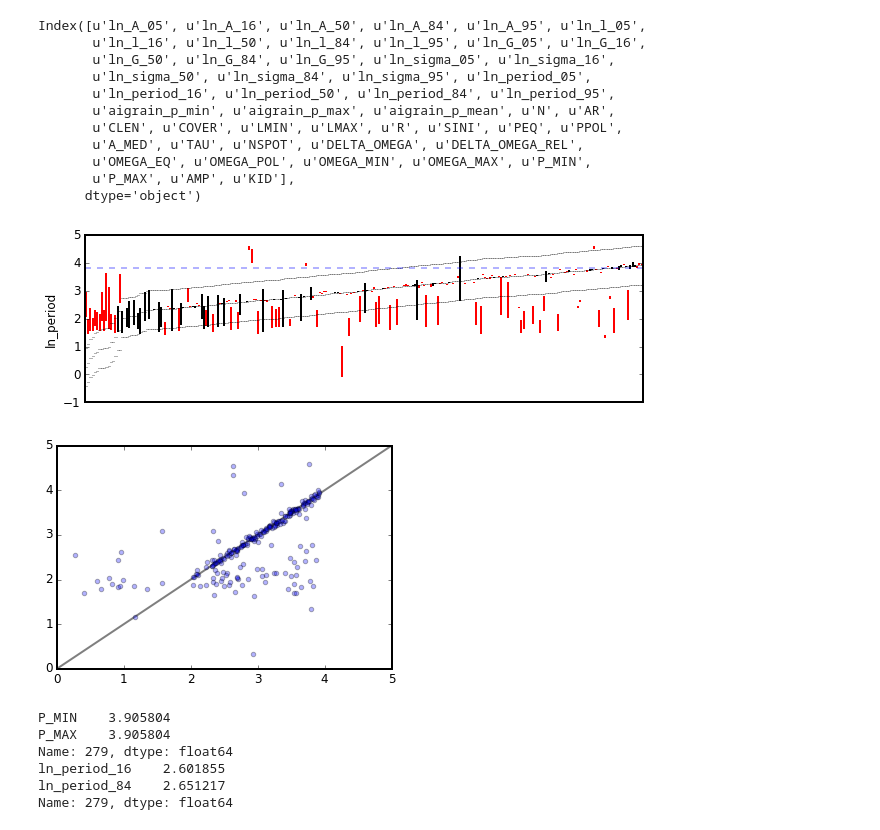
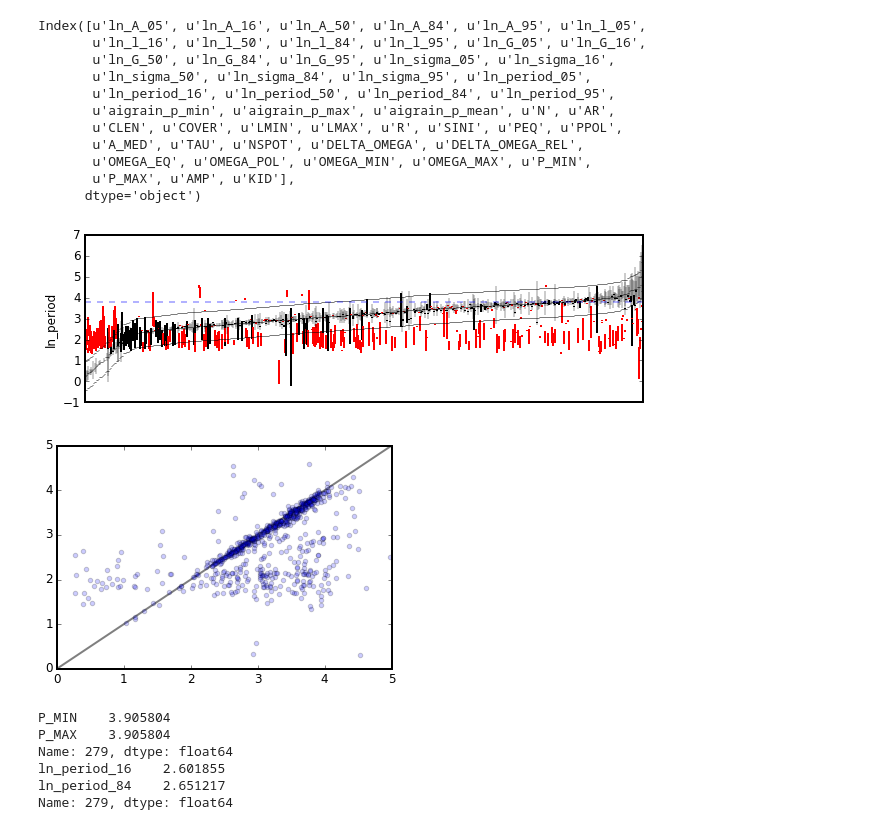
Before and after one commit to RuthAngus/GProtation, a Jupyter notebook: notebooks_tdm/summary.ipynb, the cells around one changed output. Cells and saved outputs as stored; diff of their text form; code cells hidden in the pictures.

```diff
--- a/notebooks_tdm/summary.ipynb
+++ b/notebooks_tdm/summary.ipynb
@@ -24,8 +24,8 @@ Index([u'ln_A_05', u'ln_A_16', u'ln_A_50', u'ln_A_84', u'ln_A_95', u'ln_l_05',
        u'P_MAX', u'AMP', u'KID'],
       dtype='object')
 # %%
-q = 'DELTA_OMEGA==0'
-df = df.query(q)
+# q = 'DELTA_OMEGA==0'
+# df = df.query(q)
 # %%
 %matplotlib inline
 import matplotlib.pyplot as plt
@@ -74,17 +74,17 @@ ax.plot([-0.5, i+0.5], [np.log(45), np.log(45)], ls='--', color='b', alpha=0.3);
 tooltip = mpld3.plugins.PointLabelTooltip(collection, labels=labels)
 plugins.connect(fig, tooltip)
 # %% [output]
-[figure, old version]
+[figure, new version]
 # %%
 fig, ax = plt.subplots(1,1)
-points = ax.scatter(df.aigrain_p_mean, df.ln_period_50, alpha=0.3)
+points = ax.scatter(df.aigrain_p_mean, df.ln_period_50, alpha=0.2)
 ax.plot(range(6), range(6), 'k', lw=2, alpha=0.5, zorder=0)
 ax.set_xlim((0,5))
 ax.set_ylim((0,5))
 tooltip = mpld3.plugins.PointLabelTooltip(points, labels=[i for i in df.index])
 plugins.connect(fig, tooltip)
 # %% [output]
-[figure, old version]
+[figure, new version]
 # %%
 i = 279
 print(np.log(truth.ix[i, ['P_MIN','P_MAX']]))
```
Also changed, not shown: 1 other file.
